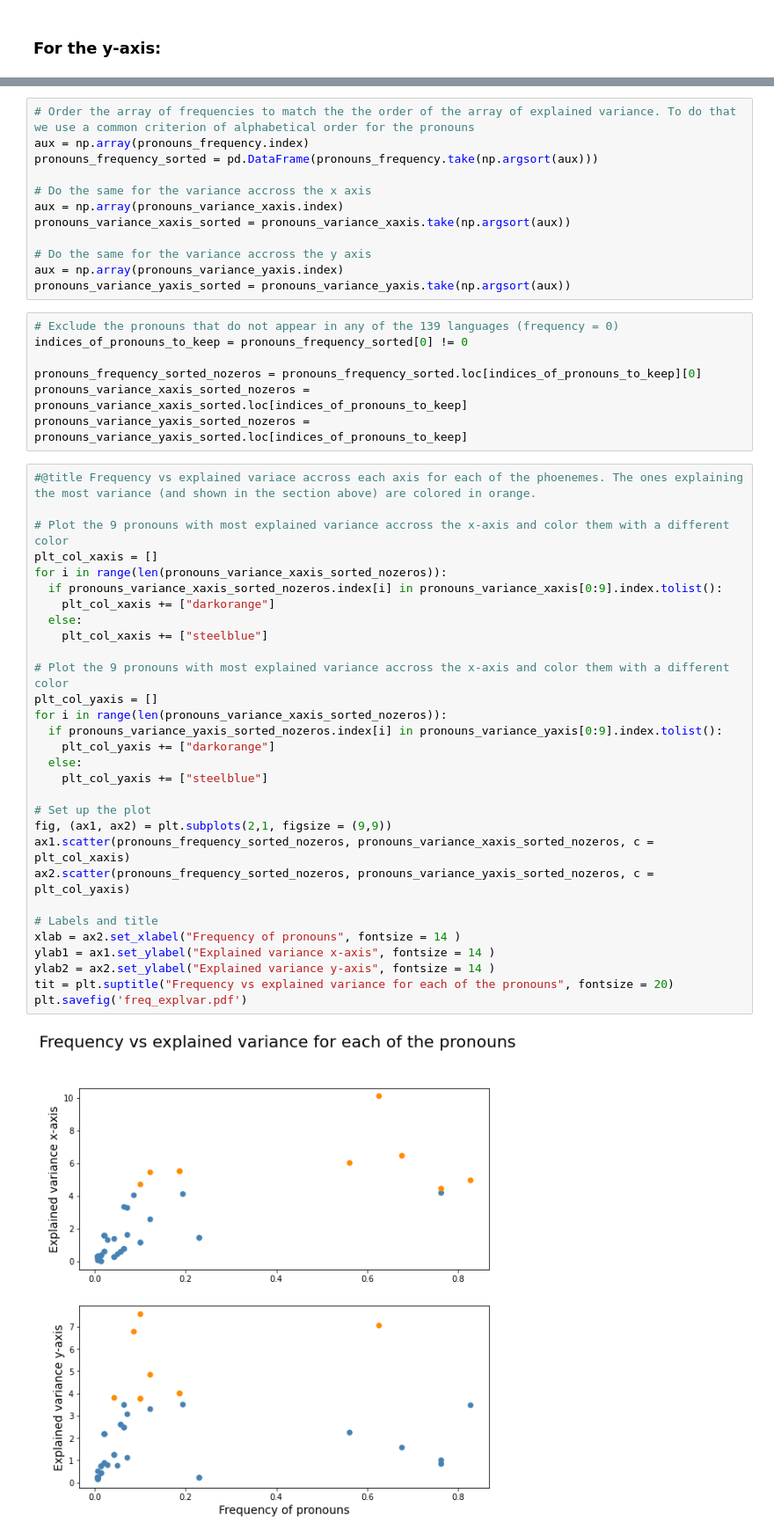
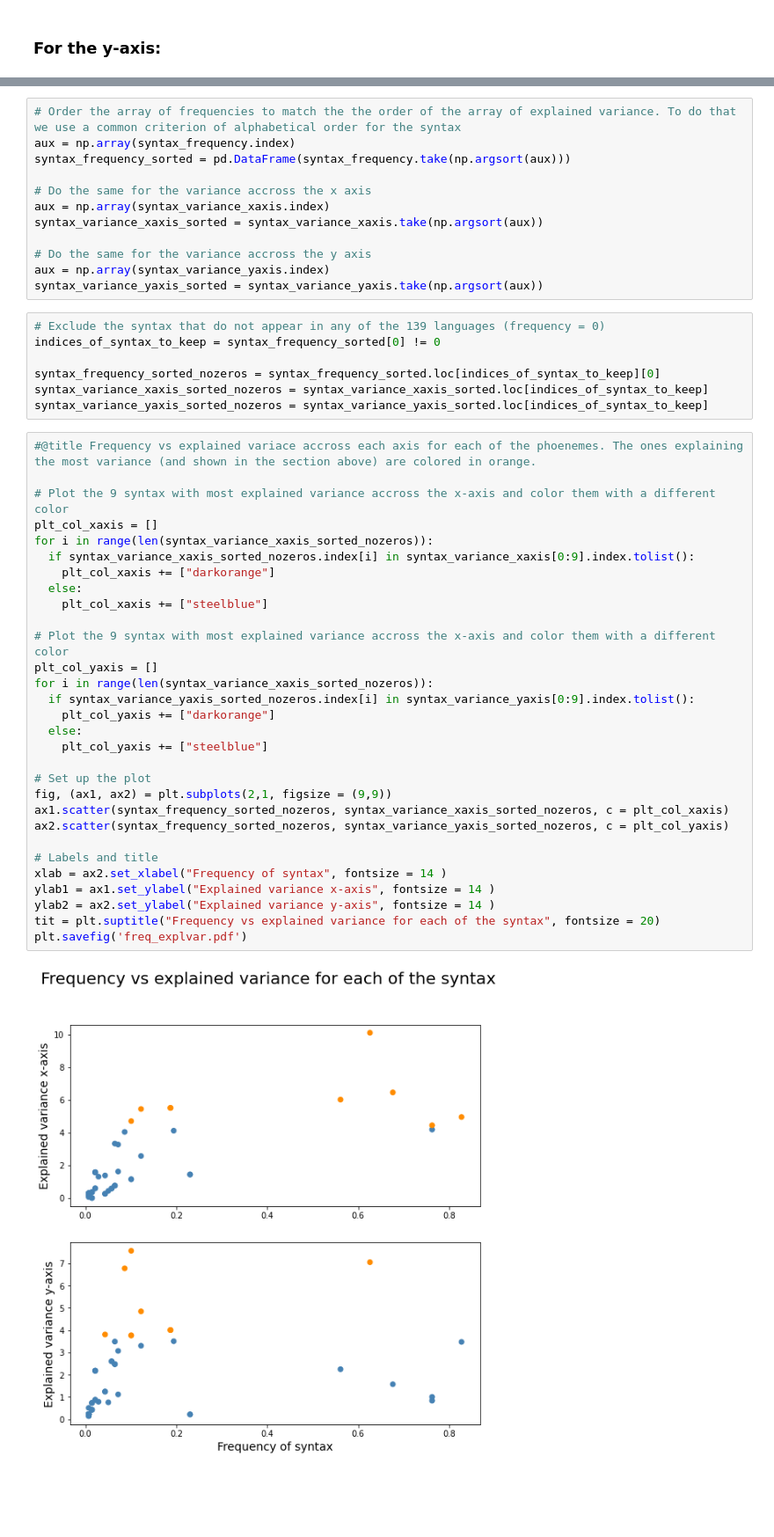
Before and after one commit to camoalon/language_genes, a Jupyter notebook: syntaxRuhlen_PCCA.ipynb, the cells around one changed output, grey strips where cells are left out. Shown at 88% size. Saved outputs shown, nothing was run; the diff lists cells and outputs as text; blank space fills up the shorter version.

Commit message:
Created syntax code

```diff
--- a/syntaxRuhlen_PCCA.ipynb
+++ b/syntaxRuhlen_PCCA.ipynb
@@ -527,51 +521,51 @@ pronouns_frequency.index = labels_pronouns[0]
 # %%
-# Order the array of frequencies to match the the order of the array of explained variance. To do that we use a common criterion of alphabetical order for the pronouns
-aux = np.array(pronouns_frequency.index)
-pronouns_frequency_sorted = pd.DataFrame(pronouns_frequency.take(np.argsort(aux)))
+# Order the array of frequencies to match the the order of the array of explained variance. To do that we use a common criterion of alphabetical order for the syntax
+aux = np.array(syntax_frequency.index)
+syntax_frequency_sorted = pd.DataFrame(syntax_frequency.take(np.argsort(aux)))
 
 # Do the same for the variance accross the x axis
-aux = np.array(pronouns_variance_xaxis.index)
-pronouns_variance_xaxis_sorted = pronouns_variance_xaxis.take(np.argsort(aux))
+aux = np.array(syntax_variance_xaxis.index)
+syntax_variance_xaxis_sorted = syntax_variance_xaxis.take(np.argsort(aux))
 
 # Do the same for the variance accross the y axis
-aux = np.array(pronouns_variance_yaxis.index)
-pronouns_variance_yaxis_sorted = pronouns_variance_yaxis.take(np.argsort(aux))
+aux = np.array(syntax_variance_yaxis.index)
+syntax_variance_yaxis_sorted = syntax_variance_yaxis.take(np.argsort(aux))
 # %%
-# Exclude the pronouns that do not appear in any of the 139 languages (frequency = 0)
-indices_of_pronouns_to_keep = pronouns_frequency_sorted[0] != 0
+# Exclude the syntax that do not appear in any of the 139 languages (frequency = 0)
+indices_of_syntax_to_keep = syntax_frequency_sorted[0] != 0
 
-pronouns_frequency_sorted_nozeros = pronouns_frequency_sorted.loc[indices_of_pronouns_to_keep][0]
-pronouns_variance_xaxis_sorted_nozeros = pronouns_variance_xaxis_sorted.loc[indices_of_pronouns_to_keep]
-pronouns_variance_yaxis_sorted_nozeros = pronouns_variance_yaxis_sorted.loc[indices_of_pronouns_to_keep]
+syntax_frequency_sorted_nozeros = syntax_frequency_sorted.loc[indices_of_syntax_to_keep][0]
+syntax_variance_xaxis_sorted_nozeros = syntax_variance_xaxis_sorted.loc[indices_of_syntax_to_keep]
+syntax_variance_yaxis_sorted_nozeros = syntax_variance_yaxis_sorted.loc[indices_of_syntax_to_keep]
 # %%
 #@title Frequency vs explained variace accross each axis for each of the phoenemes. The ones explaining the most variance (and shown in the section above) are colored in orange.
 
-# Plot the 9 pronouns with most explained variance accross the x-axis and color them with a different color
+# Plot the 9 syntax with most explained variance accross the x-axis and color them with a different color
 plt_col_xaxis = []
-for i in range(len(pronouns_variance_xaxis_sorted_nozeros)):
-  if pronouns_variance_xaxis_sorted_nozeros.index[i] in pronouns_variance_xaxis[0:9].index.tolist():
+for i in range(len(syntax_variance_xaxis_sorted_nozeros)):
+  if syntax_variance_xaxis_sorted_nozeros.index[i] in syntax_variance_xaxis[0:9].index.tolist():
     plt_col_xaxis += ["darkorange"]
   else:
     plt_col_xaxis += ["steelblue"]
 
-# Plot the 9 pronouns with most explained variance accross the x-axis and color them with a different color
+# Plot the 9 syntax with most explained variance accross the x-axis and color them with a different color
 plt_col_yaxis = []
-for i in range(len(pronouns_variance_xaxis_sorted_nozeros)):
-  if pronouns_variance_yaxis_sorted_nozeros.index[i] in pronouns_variance_yaxis[0:9].index.tolist():
+for i in range(len(syntax_variance_xaxis_sorted_nozeros)):
+  if syntax_variance_yaxis_sorted_nozeros.index[i] in syntax_variance_yaxis[0:9].index.tolist():
     plt_col_yaxis += ["darkorange"]
   else:
     plt_col_yaxis += ["steelblue"]
 
 # Set up the plot
 fig, (ax1, ax2) = plt.subplots(2,1, figsize = (9,9))
-ax1.scatter(pronouns_frequency_sorted_nozeros, pronouns_variance_xaxis_sorted_nozeros, c = plt_col_xaxis)
-ax2.scatter(pronouns_frequency_sorted_nozeros, pronouns_variance_yaxis_sorted_nozeros, c = plt_col_yaxis)
+ax1.scatter(syntax_frequency_sorted_nozeros, syntax_variance_xaxis_sorted_nozeros, c = plt_col_xaxis)
+ax2.scatter(syntax_frequency_sorted_nozeros, syntax_variance_yaxis_sorted_nozeros, c = plt_col_yaxis)
 
 # Labels and title
-xlab = ax2.set_xlabel("Frequency of pronouns", fontsize = 14 )
+xlab = ax2.set_xlabel("Frequency of syntax", fontsize = 14 )
 ylab1 = ax1.set_ylabel("Explained variance x-axis", fontsize = 14 )
 ylab2 = ax2.set_ylabel("Explained variance y-axis", fontsize = 14 )
-tit = plt.suptitle("Frequency vs explained variance for each of the pronouns", fontsize = 20)
+tit = plt.suptitle("Frequency vs explained variance for each of the syntax", fontsize = 20)
 plt.savefig('freq_explvar.pdf')
 # %% [output]
-[figure, old version]
+[figure, new version]
```
Also changed, not shown: parts of 39 cells of this notebook.
